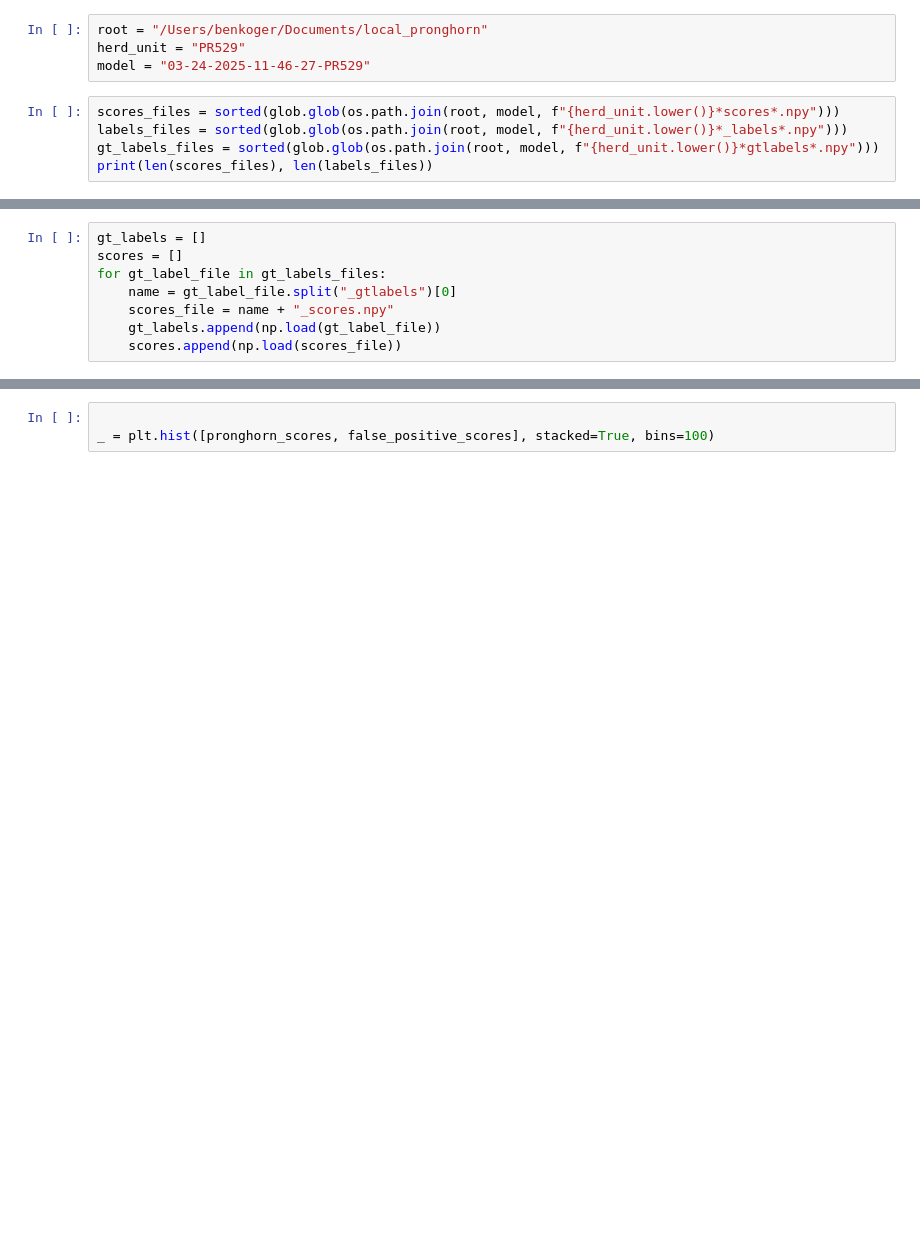
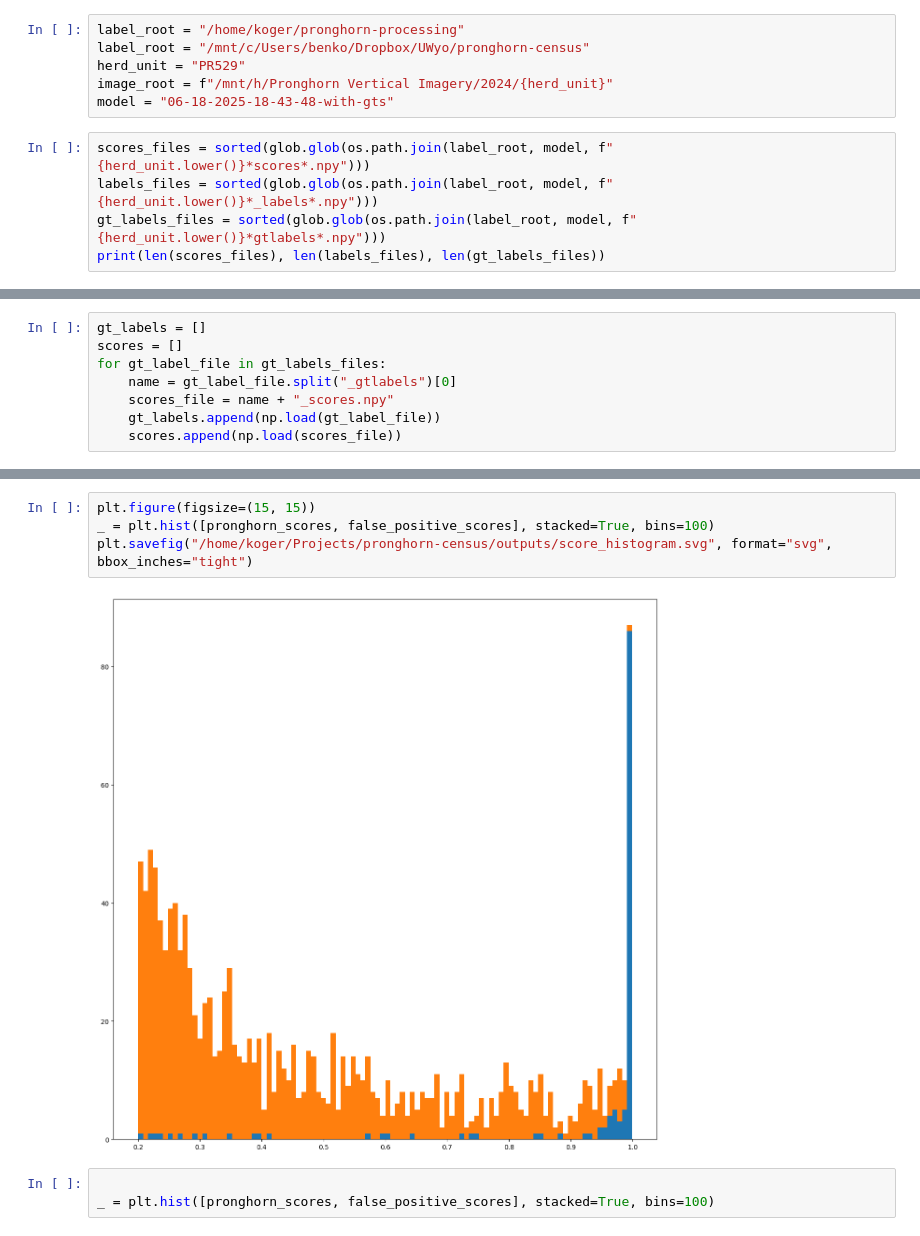
Before and after one commit to MikeL270/2030Capstone, a Jupyter notebook: notebooks/validation/validation-gui/validation-gui.ipynb, the cells around one changed output, grey strips where cells are left out. Drawn from its saved outputs; the diff is of its cells as text; blank space fills up the shorter version.

Commit message:
Updated local inference and local GUI

```diff
--- a/notebooks/validation/validation-gui/validation-gui.ipynb
+++ b/notebooks/validation/validation-gui/validation-gui.ipynb
@@ -272,12 +274,14 @@ import cv2
 import matplotlib.pyplot as plt
 import numpy as np
 # %%
-root = "/Users/benkoger/Documents/local_pronghorn"
+label_root = "/home/koger/pronghorn-processing"
+label_root = "/mnt/c/Users/benko/Dropbox/UWyo/pronghorn-census"
 herd_unit = "PR529"
-model = "03-24-2025-11-46-27-PR529"
+image_root = f"/mnt/h/Pronghorn Vertical Imagery/2024/{herd_unit}"
+model = "06-18-2025-18-43-48-with-gts"
 # %%
-scores_files = sorted(glob.glob(os.path.join(root, model, f"{herd_unit.lower()}*scores*.npy")))
-labels_files = sorted(glob.glob(os.path.join(root, model, f"{herd_unit.lower()}*_labels*.npy")))
-gt_labels_files = sorted(glob.glob(os.path.join(root, model, f"{herd_unit.lower()}*gtlabels*.npy")))
-print(len(scores_files), len(labels_files))
+scores_files = sorted(glob.glob(os.path.join(label_root, model, f"{herd_unit.lower()}*scores*.npy")))
+labels_files = sorted(glob.glob(os.path.join(label_root, model, f"{herd_unit.lower()}*_labels*.npy")))
+gt_labels_files = sorted(glob.glob(os.path.join(label_root, model, f"{herd_unit.lower()}*gtlabels*.npy")))
+print(len(scores_files), len(labels_files), len(gt_labels_files))
 # %% [output]
@@ -340,3 +347,9 @@ pronghorn_scores.sort()
+# %%
+plt.figure(figsize=(15, 15))
+_ = plt.hist([pronghorn_scores, false_positive_scores], stacked=True, bins=100)
+plt.savefig("/home/koger/Projects/pronghorn-census/outputs/score_histogram.svg", format="svg", bbox_inches="tight")
+# %% [output]
+[figure, added]
 # %%
 
 _ = plt.hist([pronghorn_scores, false_positive_scores], stacked=True, bins=100)
```
Also changed, not shown: parts of 6 cells of this notebook, 1 other file.
